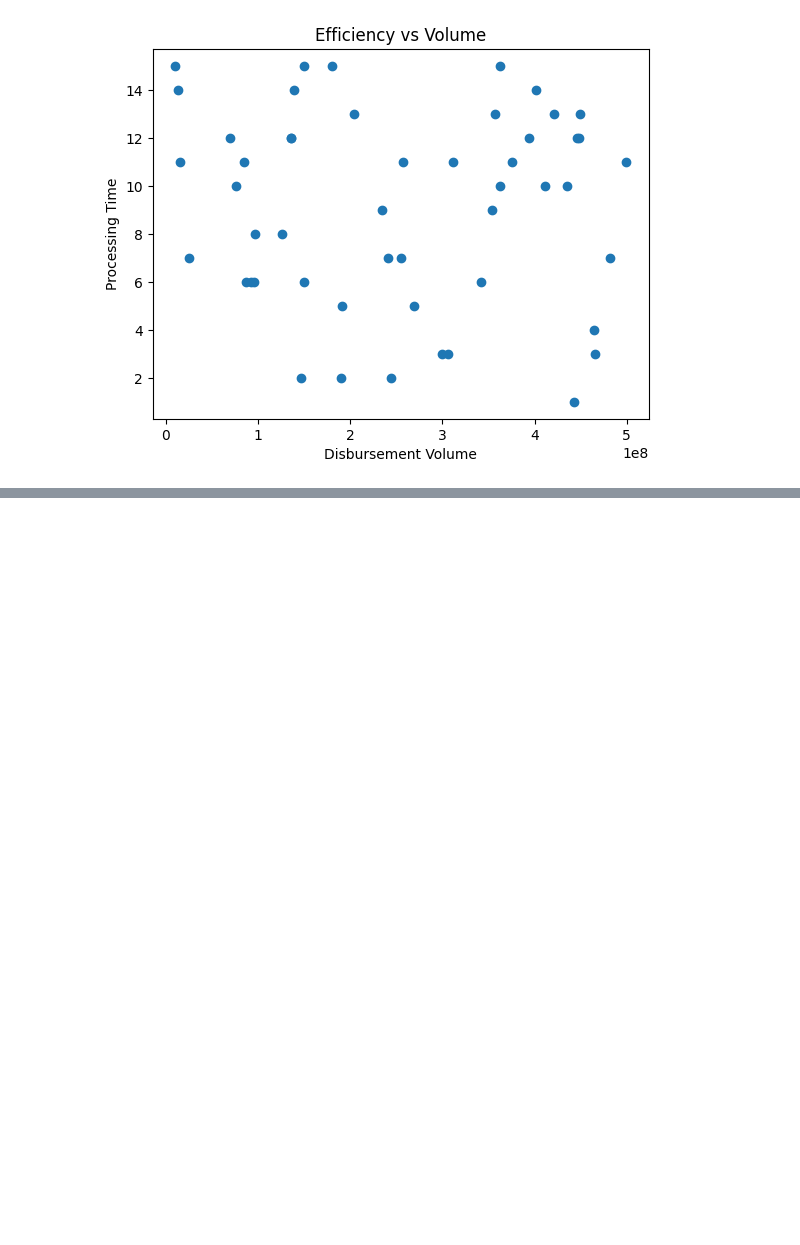
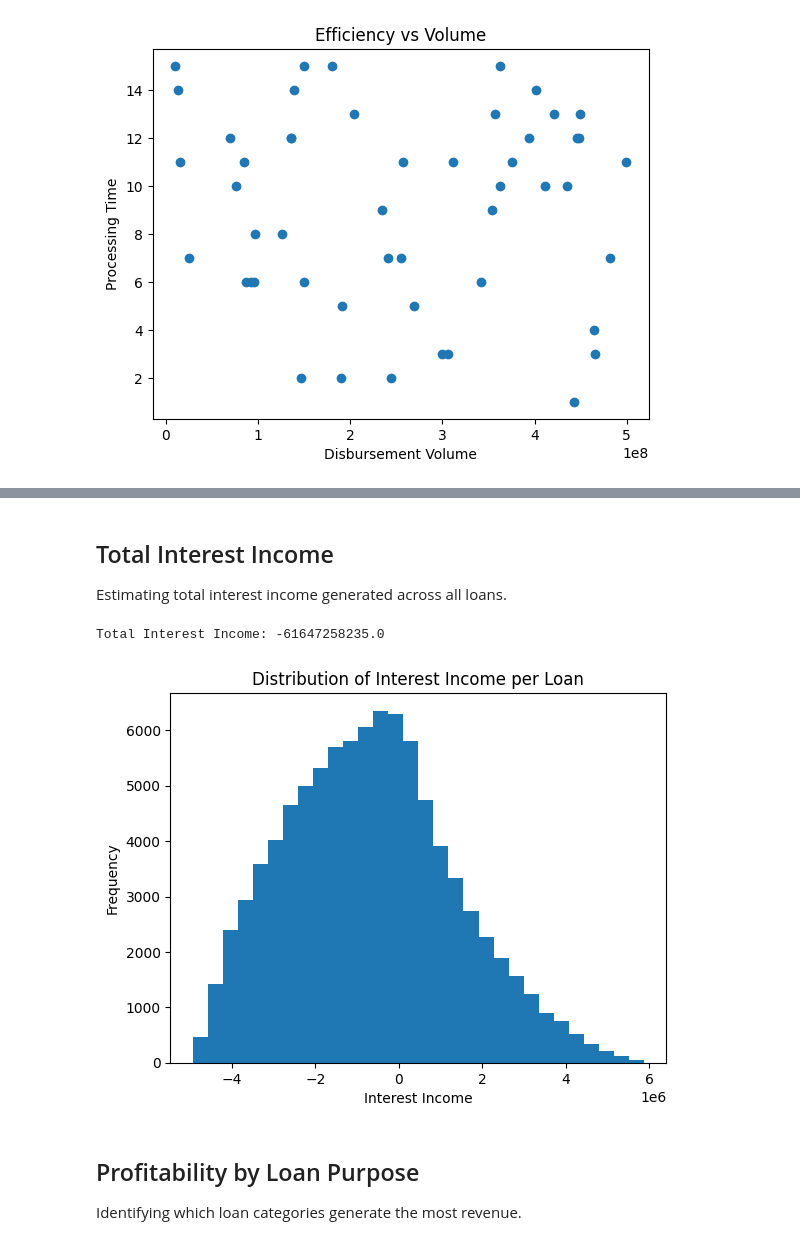
Before and after one commit to madhurmd/hero-fincorp-loan-analysis, a Jupyter notebook: notebooks/analysis.ipynb, the cells around one changed output, grey strips where cells are left out. Drawn from its saved outputs; the diff is of its cells as text; code cells hidden in the pictures; blank space fills up the shorter version.

Commit message:
Completed Task 12: Profitability Analysis

```diff
--- a/notebooks/analysis.ipynb
+++ b/notebooks/analysis.ipynb
@@ -1517,0 +1523,26 @@ plt.show()
+# %% [markdown]
+## Total Interest Income
+
+Estimating total interest income generated across all loans.
+# %%
+loans['Total_Payment'] = loans['EMI_Amount'] * loans['Loan_Term']
+loans['Interest_Income'] = loans['Total_Payment'] - loans['Loan_Amount']
+# %%
+total_interest = loans['Interest_Income'].sum()
+
+print("Total Interest Income:", total_interest)
+# %% [output]
+Total Interest Income: -61647258235.0
+# %%
+plt.figure()
+plt.hist(loans['Interest_Income'].dropna(), bins=30)
+plt.title("Distribution of Interest Income per Loan")
+plt.xlabel("Interest Income")
+plt.ylabel("Frequency")
+plt.show()
+# %% [output]
+[figure, added]
+# %% [markdown]
+## Profitability by Loan Purpose
+
+Identifying which loan categories generate the most revenue.
```
Also changed, not shown: parts of 15 cells of this notebook.
